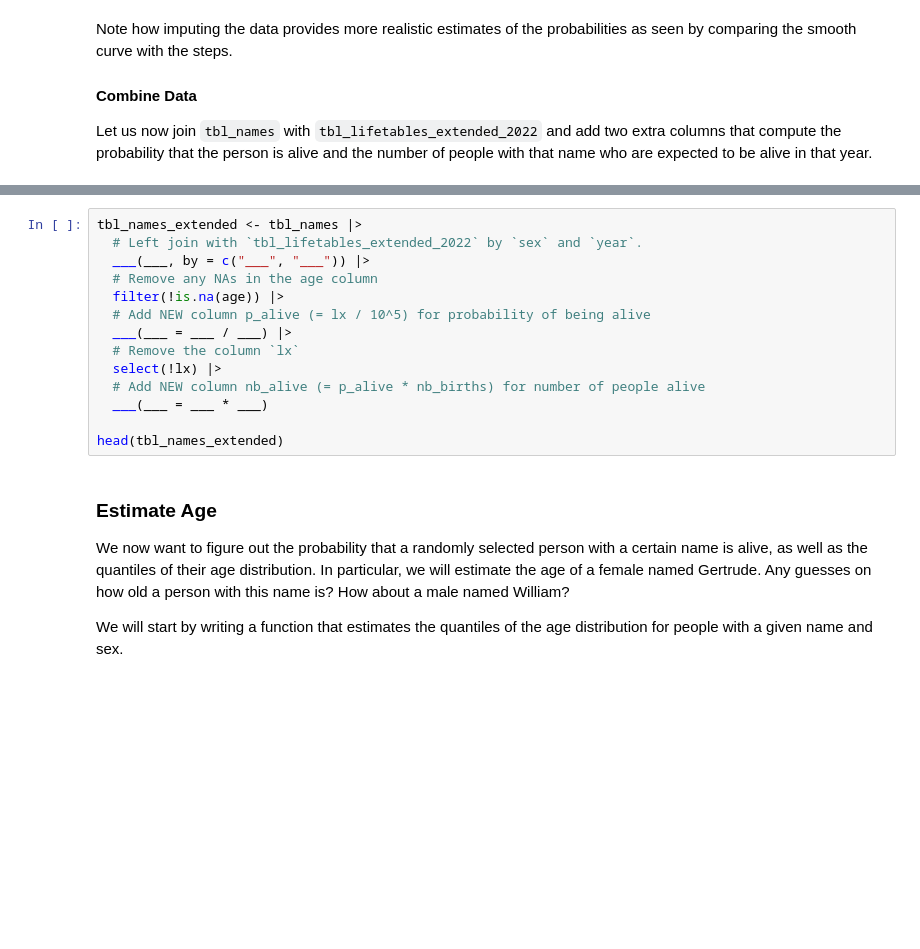
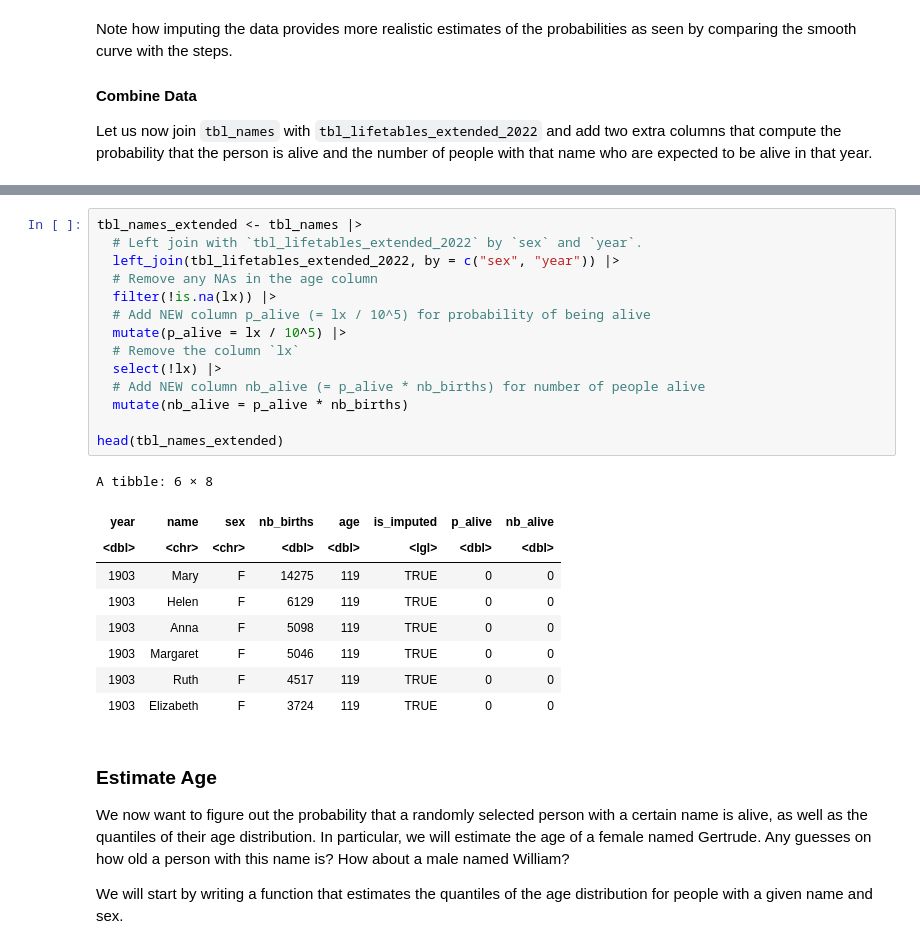
Before and after one commit to rctruta/Intro-to-R, a Jupyter notebook: [R4DS_P02]_Estimating_Age_from_Name_[Ramona_Truta].ipynb, the cells around one changed output, grey strips where cells are left out. Saved outputs shown, nothing was run; the diff lists cells and outputs as text; blank space fills up the shorter version.

```diff
--- a/[R4DS_P02]_Estimating_Age_from_Name_[Ramona_Truta].ipynb
+++ b/[R4DS_P02]_Estimating_Age_from_Name_[Ramona_Truta].ipynb
@@ -284,17 +445,27 @@ Let us now join `tbl_names` with `tbl_lifetables_extended_2022` and add two extr
 # %%
 tbl_names_extended <- tbl_names |>
   # Left join with `tbl_lifetables_extended_2022` by `sex` and `year`.
-  ___(___, by = c("___", "___")) |>
+  left_join(tbl_lifetables_extended_2022, by = c("sex", "year")) |>
   # Remove any NAs in the age column
-  filter(!is.na(age)) |>
+  filter(!is.na(lx)) |>
   # Add NEW column p_alive (= lx / 10^5) for probability of being alive
-  ___(___ = ___ / ___) |>
+  mutate(p_alive = lx / 10^5) |>
   # Remove the column `lx`
   select(!lx) |>
   # Add NEW column nb_alive (= p_alive * nb_births) for number of people alive
-  ___(___ = ___ * ___)
+  mutate(nb_alive = p_alive * nb_births)
 
 head(tbl_names_extended)
+# %% [output]
+A tibble: 6 × 8
+| year | name | sex | nb_births | age | is_imputed | p_alive | nb_alive |
+| <dbl> | <chr> | <chr> | <dbl> | <dbl> | <lgl> | <dbl> | <dbl> |
+| 1903 | Mary | F | 14275 | 119 | TRUE | 0 | 0 |
+| 1903 | Helen | F | 6129 | 119 | TRUE | 0 | 0 |
+| 1903 | Anna | F | 5098 | 119 | TRUE | 0 | 0 |
+| 1903 | Margaret | F | 5046 | 119 | TRUE | 0 | 0 |
+| 1903 | Ruth | F | 4517 | 119 | TRUE | 0 | 0 |
+| 1903 | Elizabeth | F | 3724 | 119 | TRUE | 0 | 0 |
 # %% [markdown]
 ### Estimate Age
 
```
Also changed, not shown: parts of 23 cells of this notebook.
